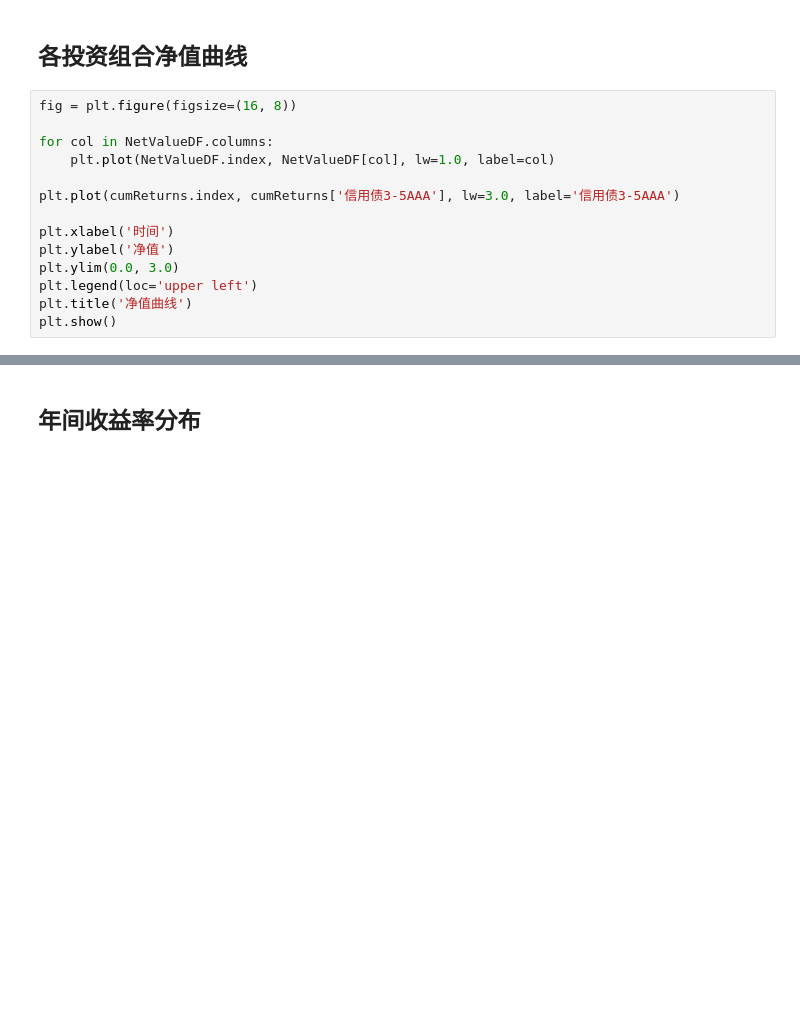
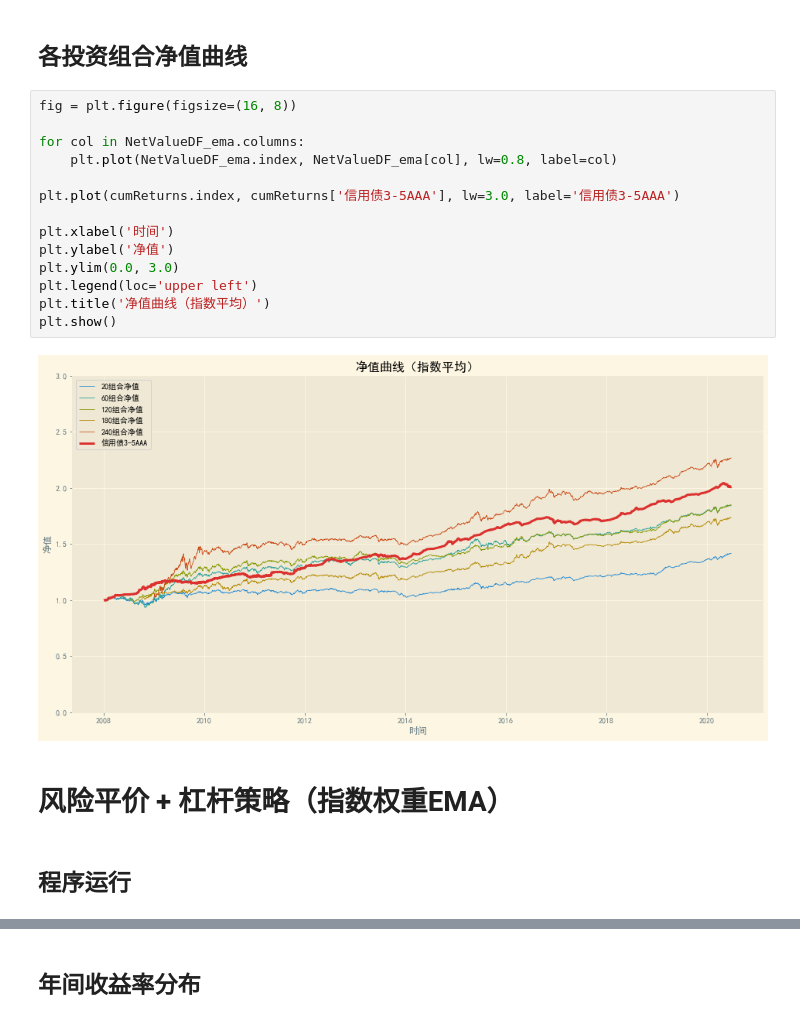
Before and after one commit to Zhehao97/RiskParityFactorModel, a Jupyter notebook: RiskParityModel.ipynb, the cells around one changed output, grey strips where cells are left out. Saved outputs shown, nothing was run; the diff lists cells and outputs as text; blank space fills up the shorter version.

```diff
--- a/RiskParityModel.ipynb
+++ b/RiskParityModel.ipynb
@@ -188,14 +239,20 @@ summaryDF
 # %%
 fig = plt.figure(figsize=(16, 8))
 
-for col in NetValueDF.columns:
-    plt.plot(NetValueDF.index, NetValueDF[col], lw=1.0, label=col)
+for col in NetValueDF_ema.columns:
+    plt.plot(NetValueDF_ema.index, NetValueDF_ema[col], lw=0.8, label=col)
 
 plt.plot(cumReturns.index, cumReturns['信用债3-5AAA'], lw=3.0, label='信用债3-5AAA')
 
 plt.xlabel('时间')
 plt.ylabel('净值')
 plt.ylim(0.0, 3.0)
 plt.legend(loc='upper left')
-plt.title('净值曲线')
+plt.title('净值曲线（指数平均）')
 plt.show()
+# %% [output]
+[figure, added]
+# %% [markdown]
+# 风险平价 + 杠杆策略（指数权重EMA）
+# %% [markdown]
+## 程序运行
```
Also changed, not shown: parts of 111 cells of this notebook, 9 other files.
